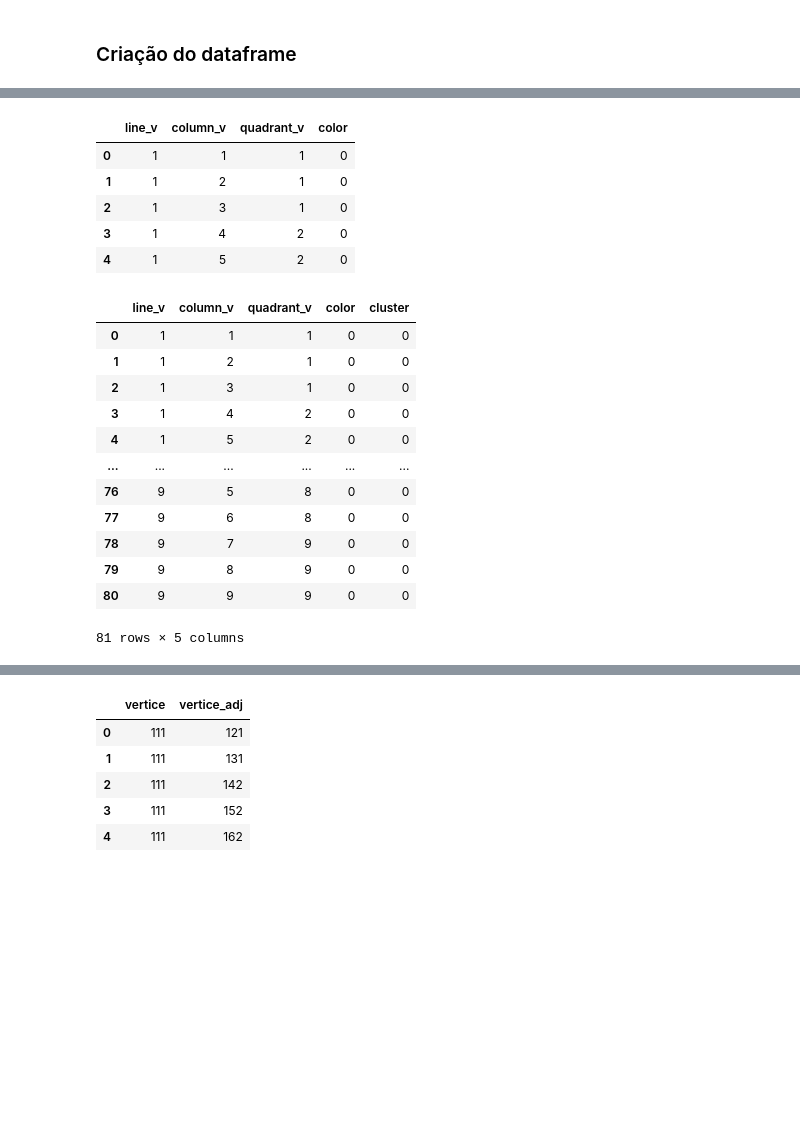
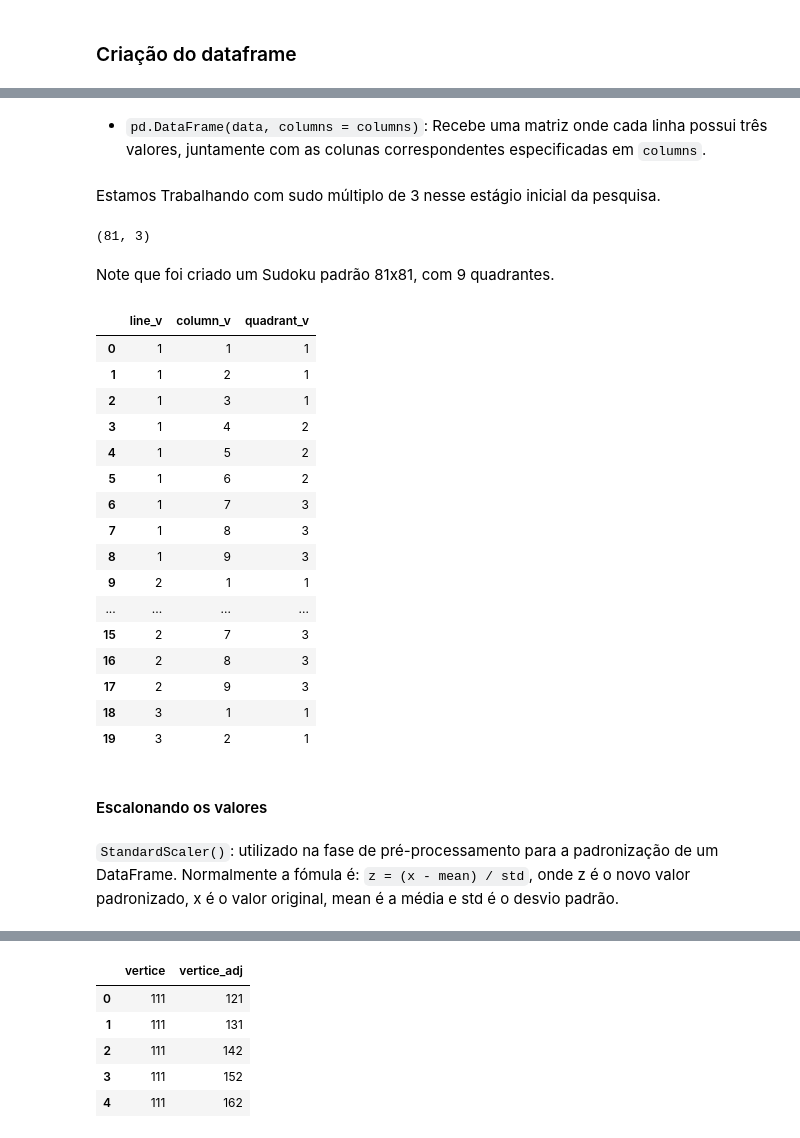
Before and after one commit to CarlosAraujo7/Sudoku-with-Machine-Learning, a Jupyter notebook: base.ipynb, the cells around one changed output, grey strips where cells are left out. Drawn from its saved outputs; the diff is of its cells as text; code cells hidden in the pictures; blank space fills up the shorter version.

```diff
--- a/base.ipynb
+++ b/base.ipynb
@@ -126,18 +187,21 @@ plt.show()
 # %%
 def create_sudoku_dataframe(N):
-
     data = []
 
     for line in range(1, N + 1): # For the lines
         for column in range(1, N + 1): # For de columns
             quadrant = (line - 1) // int(np.sqrt(N)) * int(np.sqrt(N)) + (column - 1) // int(np.sqrt(N)) + 1
-                # Formula for cal6culating quadrants in Sudoku
-            data.append([line, column, quadrant, 0])
+                # Formula for calculating quadrants in Sudoku
+            data.append([line, column, quadrant])
 
-    columns = ['line_v', 'column_v', 'quadrant_v', 'color']
+    columns = ['line_v', 'column_v', 'quadrant_v']
+
     data_frame = pd.DataFrame(data, columns = columns)
 
     return data_frame
+# %% [markdown]
+
+- `pd.DataFrame(data, columns = columns)`: Recebe uma matriz onde cada linha possui três valores, juntamente com as colunas correspondentes especificadas em `columns`.
 # %%
 N = 9
 
@@ -145,12 +209,31 @@ if N % 3 == 0: # It will only accept sudoku sizes that are multiples of 3 to sta
     sudoku_df = create_sudoku_dataframe(N)
 else:
     print("The size of N is not a multiple of 3.")
+# %% [markdown]
+Estamos Trabalhando com sudo múltiplo de 3 nesse estágio inicial da pesquisa.
+# %%
+sudoku_df.shape
+# %% [output]
+(81, 3)
+# %% [markdown]
+Note que foi criado um Sudoku padrão 81x81, com 9 quadrantes.
 # %%
-sudoku_df.head()
+sudoku_df.head(20)
 # %% [output]
-|  | line_v | column_v | quadrant_v | color |
-| 0 | 1 | 1 | 1 | 0 |
-| 1 | 1 | 2 | 1 | 0 |
-| 2 | 1 | 3 | 1 | 0 |
-| 3 | 1 | 4 | 2 | 0 |
-| 4 | 1 | 5 | 2 | 0 |
+|  | line_v | column_v | quadrant_v |
+| 0 | 1 | 1 | 1 |
+| 1 | 1 | 2 | 1 |
+| 2 | 1 | 3 | 1 |
+| 3 | 1 | 4 | 2 |
+| 4 | 1 | 5 | 2 |
+| 5 | 1 | 6 | 2 |
+| 6 | 1 | 7 | 3 |
+| 7 | 1 | 8 | 3 |
+| 8 | 1 | 9 | 3 |
+| 9 | 2 | 1 | 1 |
+| ... | ... | ... | ... |
+| 15 | 2 | 7 | 3 |
+| 16 | 2 | 8 | 3 |
+| 17 | 2 | 9 | 3 |
+| 18 | 3 | 1 | 1 |
+| 19 | 3 | 2 | 1 |
@@ -173,16 +240,2 @@ sudoku_resolvido['cluster'] = kmeans.labels_
-# %%
-sudoku_resolvido
-# %% [output]
-|  | line_v | column_v | quadrant_v | color | cluster |
-| 0 | 1 | 1 | 1 | 0 | 0 |
-| 1 | 1 | 2 | 1 | 0 | 0 |
-| 2 | 1 | 3 | 1 | 0 | 0 |
-| 3 | 1 | 4 | 2 | 0 | 0 |
-| 4 | 1 | 5 | 2 | 0 | 0 |
-| ... | ... | ... | ... | ... | ... |
-| 76 | 9 | 5 | 8 | 0 | 0 |
-| 77 | 9 | 6 | 8 | 0 | 0 |
-| 78 | 9 | 7 | 9 | 0 | 0 |
-| 79 | 9 | 8 | 9 | 0 | 0 |
-| 80 | 9 | 9 | 9 | 0 | 0 |
-81 rows × 5 columns
+# %% [markdown]
+#### Escalonando os valores
@@ -188,0 +246,2 @@ sudoku_resolvido
+# %% [markdown]
+`StandardScaler()`: utilizado na fase de pré-processamento para a padronização de um DataFrame. Normalmente a fómula é: `z = (x - mean) / std`, onde z é o novo valor padronizado, x é o valor original, mean é a média e std é o desvio padrão.
```
Also changed, not shown: parts of 34 cells of this notebook.
